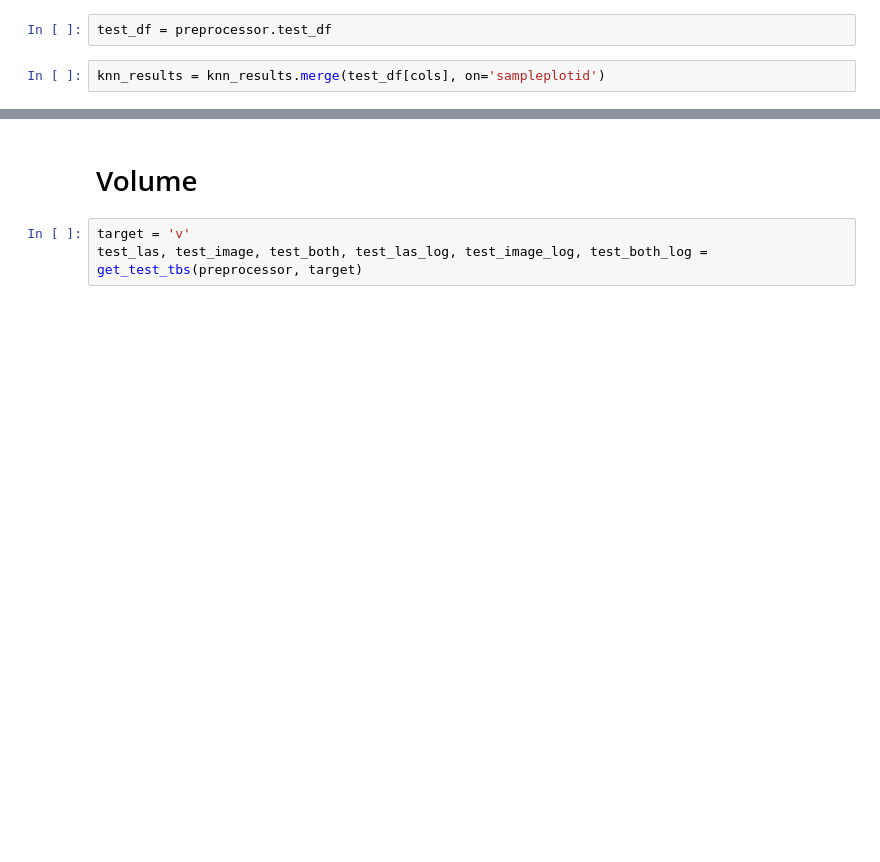
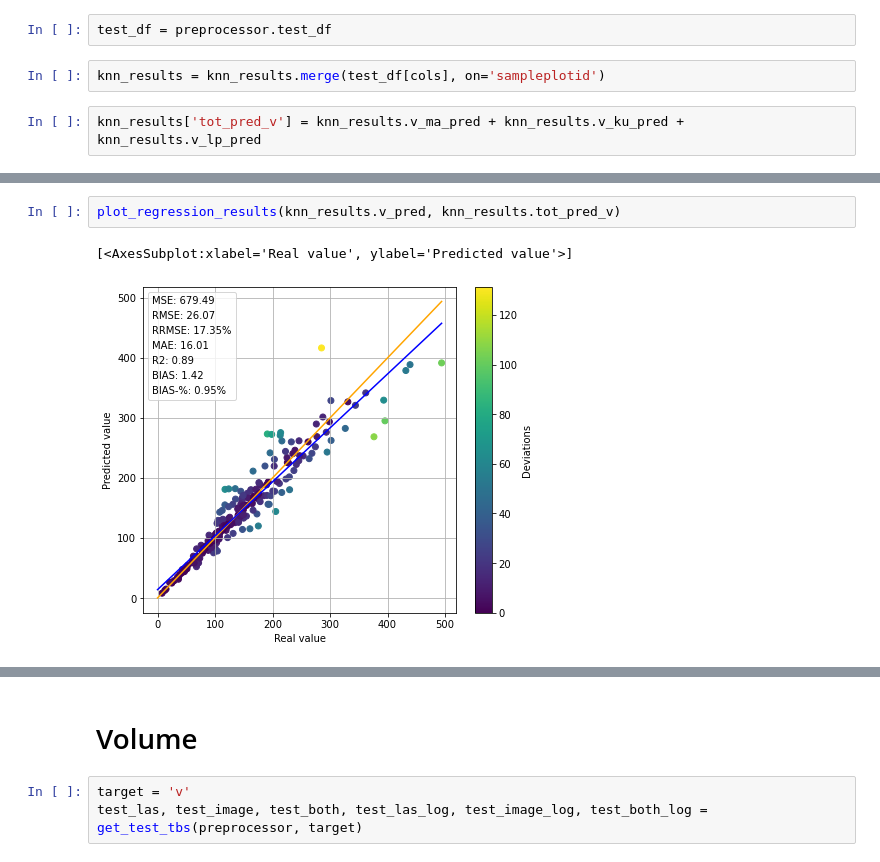
Before and after one commit to mayrajeo/enveco, a Jupyter notebook: scripts/Compare results.ipynb, the cells around one changed output, grey strips where cells are left out. Drawn from its saved outputs; the diff is of its cells as text; blank space fills up the shorter version.

```diff
--- a/scripts/Compare results.ipynb
+++ b/scripts/Compare results.ipynb
@@ -98,3 +98,5 @@ knn_results.rename(columns=lambda c: f'{c}_pred' if c != 'sampleplotid' else c,
 test_df = preprocessor.test_df
 # %%
 knn_results = knn_results.merge(test_df[cols], on='sampleplotid')
+# %%
+knn_results['tot_pred_v'] = knn_results.v_ma_pred + knn_results.v_ku_pred + knn_results.v_lp_pred
@@ -100,0 +116,5 @@ knn_results = knn_results.merge(test_df[cols], on='sampleplotid')
+# %%
+plot_regression_results(knn_results.v_pred, knn_results.tot_pred_v)
+# %% [output]
+[<AxesSubplot:xlabel='Real value', ylabel='Predicted value'>]
+[figure, added]
```
Also changed, not shown: parts of 25 cells of this notebook, 9 other files.
